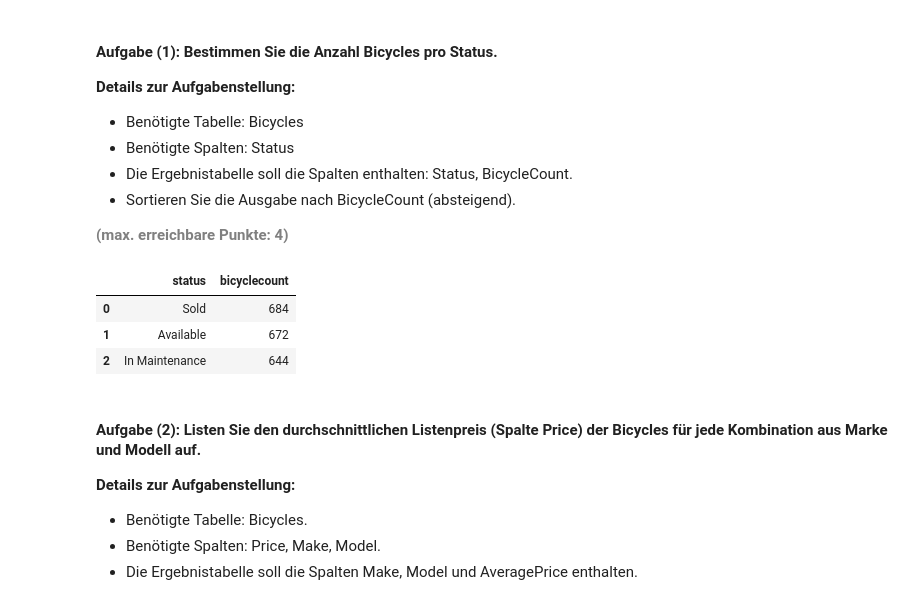
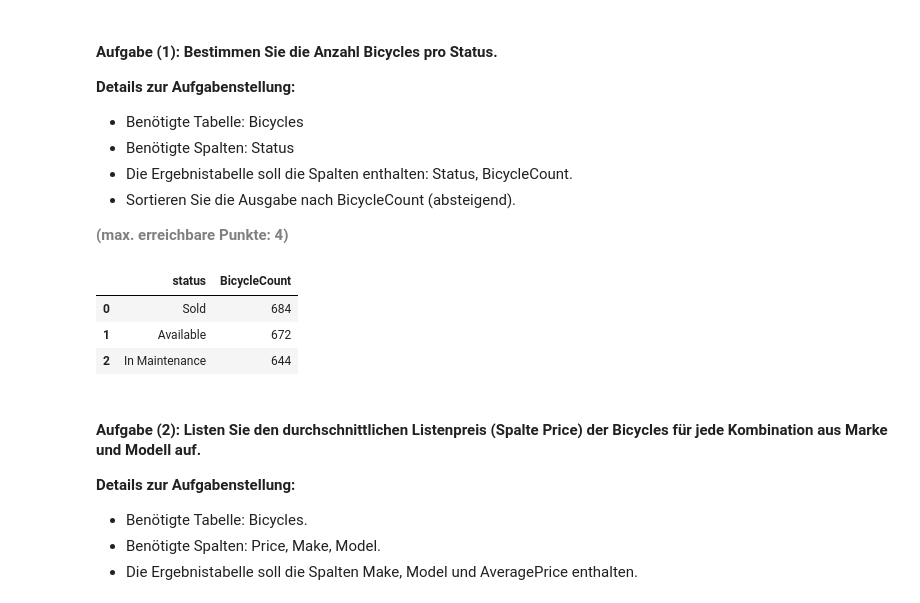
Before and after one commit to LeonCZHAW/python_postgresql_pgadmin, a Jupyter notebook: AP01_Mgmt_Nutzung_Relationale_Daten.ipynb, the cells around one changed output. Saved outputs shown, nothing was run; the diff lists cells and outputs as text; code cells hidden in the pictures.

```diff
--- a/AP01_Mgmt_Nutzung_Relationale_Daten.ipynb
+++ b/AP01_Mgmt_Nutzung_Relationale_Daten.ipynb
@@ -220,26 +218,26 @@ df_sub
 # %%
 # Engine für Datenbankverbindung erstellen
 
-engine = create_engine(db_connection_url)
+engine = create_engine('sqlite:///bike_shop.db')
 
 # SQL-Abfrage erstellen und ausführen
 
 df_bicycles = pd.read_sql_query("""
                                 SELECT Status, COUNT(*) as BicycleCount
                                 FROM bicycles
                                 GROUP BY Status
                                 ORDER BY BicycleCount Desc;"""
                                 , con=engine)
 
 # Datenbankverbindung trennen
 
 engine.dispose()
 
 # Ergebnis anzeigen
 
 df_bicycles
 # %% [output]
-|  | status | bicyclecount |
+|  | status | BicycleCount |
 | 0 | Sold | 684 |
 | 1 | Available | 672 |
 | 2 | In Maintenance | 644 |
```
Also changed, not shown: parts of 7 cells of this notebook, 1 other file.
